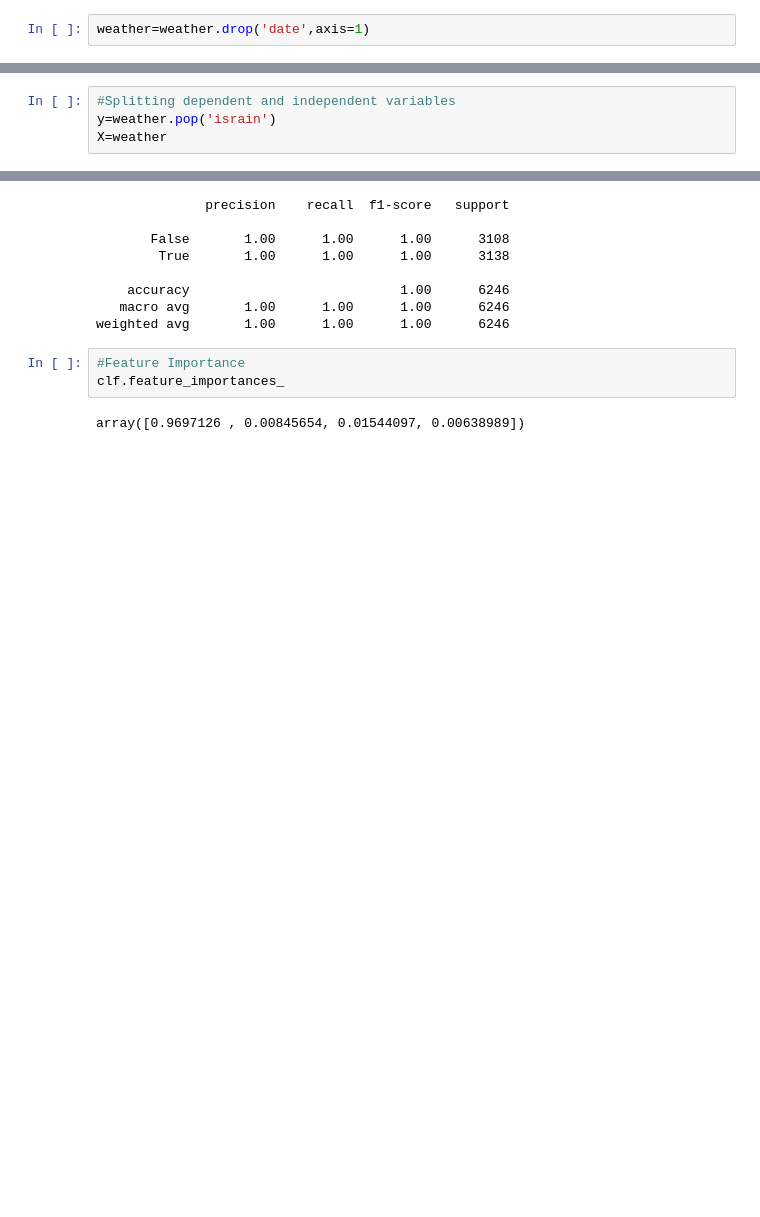
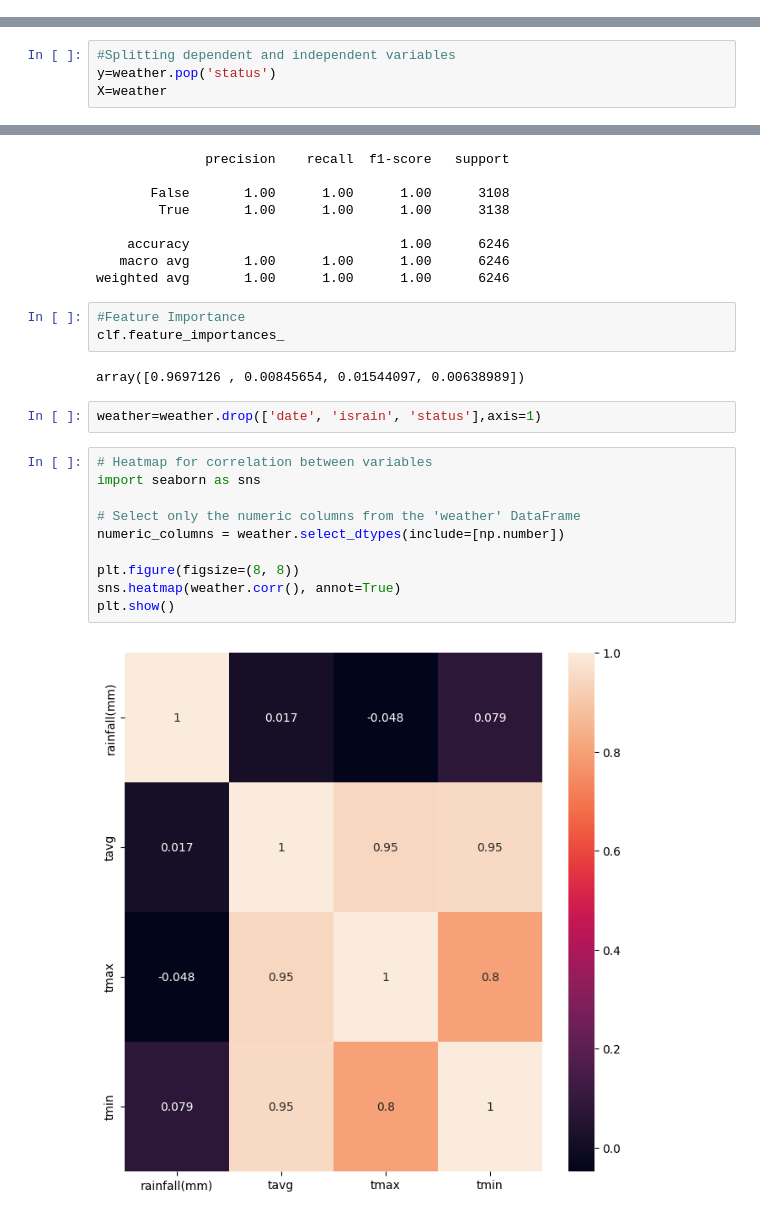
Before and after one commit to YingCG/research-weather-forecast, a Jupyter notebook: randomForest.ipynb, the cells around one changed output, grey strips where cells are left out. Cells and saved outputs as stored; diff of their text form; blank space fills up the shorter version.

```diff
--- a/randomForest.ipynb
+++ b/randomForest.ipynb
@@ -85,2 +117,0 @@ memory usage: 833.7 KB
-# %%
-weather=weather.drop('date',axis=1)
@@ -97,6 +124,6 @@ sns.heatmap(weather.corr(),annot=True)
 # %%
 #Splitting dependent and independent variables
-y=weather.pop('israin')
+y=weather.pop('status')
 X=weather
 # %%
 #Splitting train and test dataset
@@ -139,3 +166,17 @@ weighted avg       1.00      1.00      1.00      6246
 clf.feature_importances_
 # %% [output]
 array([0.9697126 , 0.00845654, 0.01544097, 0.00638989])
+# %%
+weather=weather.drop(['date', 'israin', 'status'],axis=1)
+# %%
+# Heatmap for correlation between variables
+import seaborn as sns
+
+# Select only the numeric columns from the 'weather' DataFrame
+numeric_columns = weather.select_dtypes(include=[np.number])
+
+plt.figure(figsize=(8, 8))
+sns.heatmap(weather.corr(), annot=True)
+plt.show()
+# %% [output]
+[figure, added]
```
Also changed, not shown: parts of 8 cells of this notebook, 2 other files.
